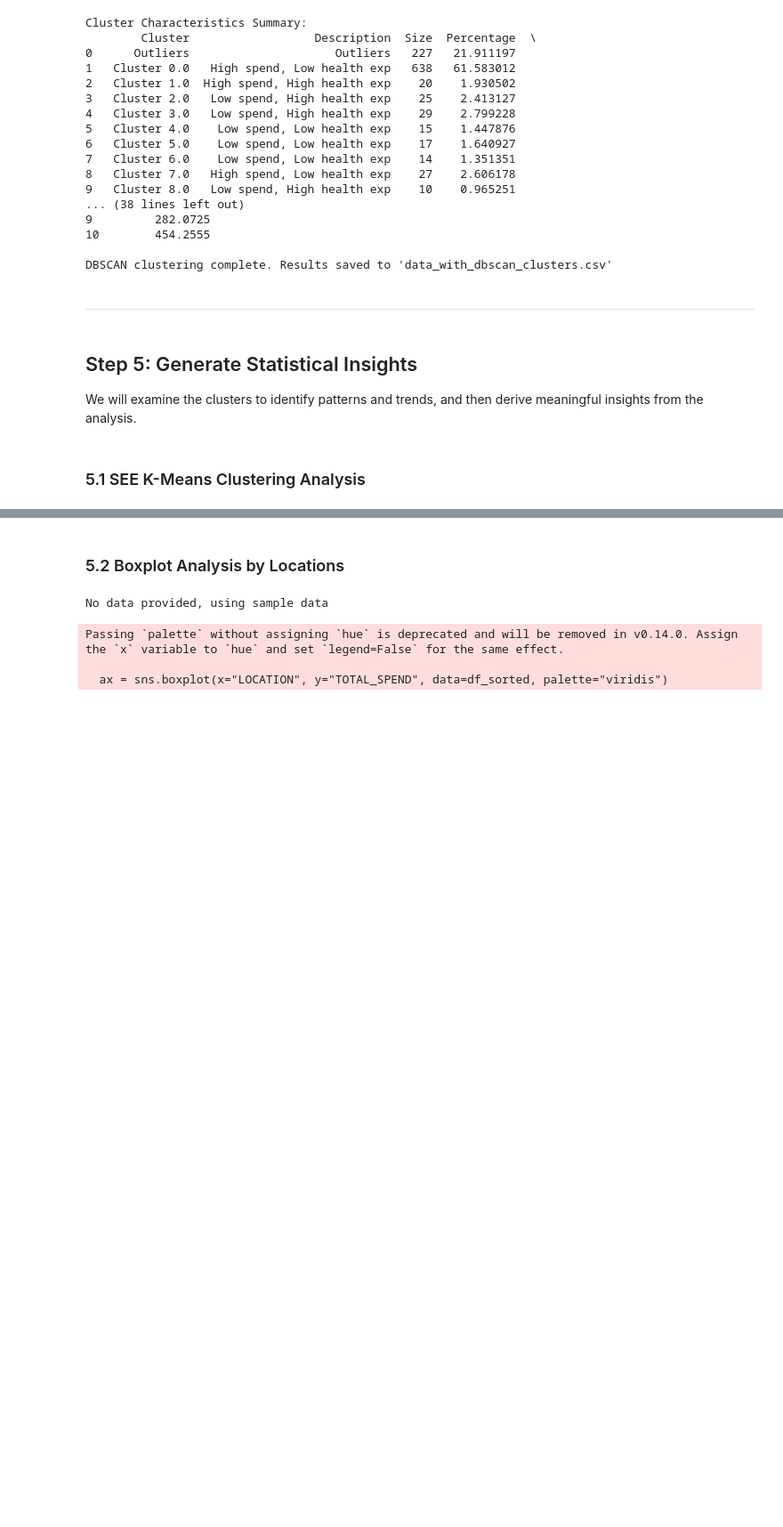
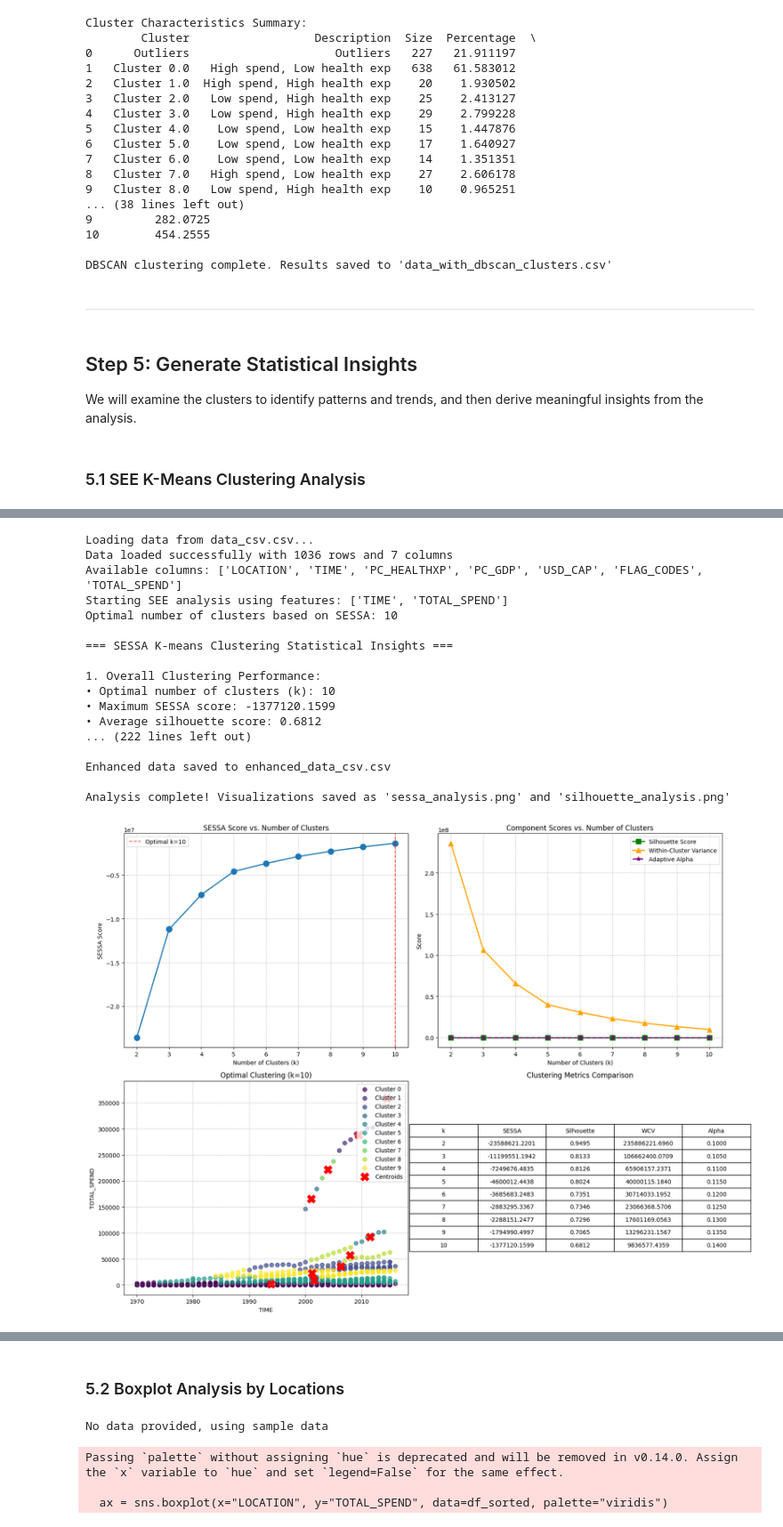
Before and after one commit to Shivon404/Sessa_Empirical_Estimator_Assignment, a Jupyter notebook: callable_functions.ipynb, the cells around one changed output, grey strips where cells are left out. Shown at 89% size. Cells and saved outputs as stored; diff of their text form; code cells hidden in the pictures; blank space fills up the shorter version.

```diff
--- a/callable_functions.ipynb
+++ b/callable_functions.ipynb
@@ -953,5 +642,0 @@ def run_full_analysis(file_path):
-# %%
-file_path = 'data_csv.csv'
-
-# Run the analysis
-final_data = run_full_analysis(file_path)
@@ -2451,0 +2081,22 @@ Cluster 0 Statistics:
+# %%
+
+result = run_see_analysis('data_csv.csv')
+# %% [output]
+Loading data from data_csv.csv...
+Data loaded successfully with 1036 rows and 7 columns
+Available columns: ['LOCATION', 'TIME', 'PC_HEALTHXP', 'PC_GDP', 'USD_CAP', 'FLAG_CODES', 'TOTAL_SPEND']
+Starting SEE analysis using features: ['TIME', 'TOTAL_SPEND']
+Optimal number of clusters based on SESSA: 10
+
+=== SESSA K-means Clustering Statistical Insights ===
+
+1. Overall Clustering Performance:
+• Optimal number of clusters (k): 10
+• Maximum SESSA score: -1377120.1599
+• Average silhouette score: 0.6812
+... (222 lines left out)
+
+Enhanced data saved to enhanced_data_csv.csv
+
+Analysis complete! Visualizations saved as 'sessa_analysis.png' and 'silhouette_analysis.png'
+[figure, added]
```
Also changed, not shown: parts of 8 cells of this notebook, 6 other files.
